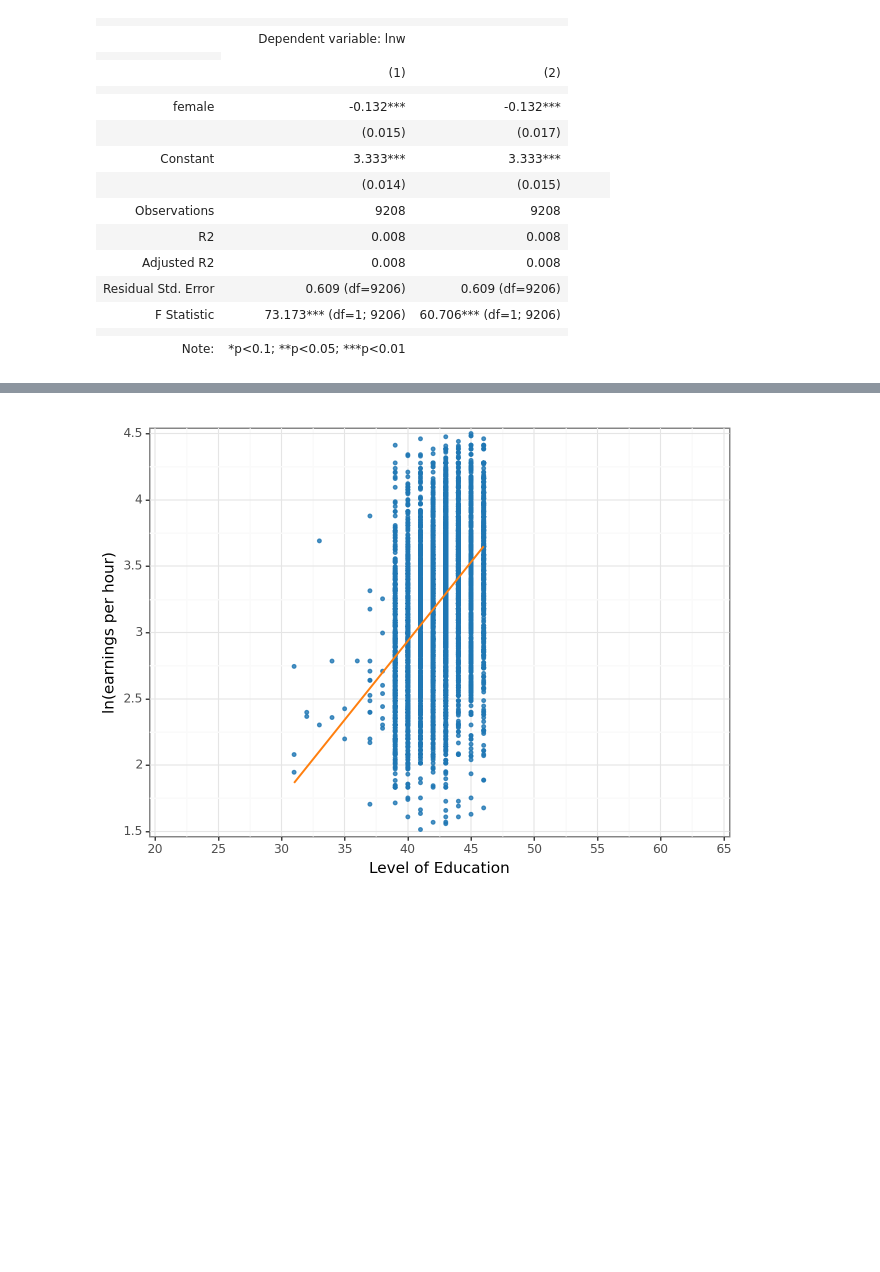
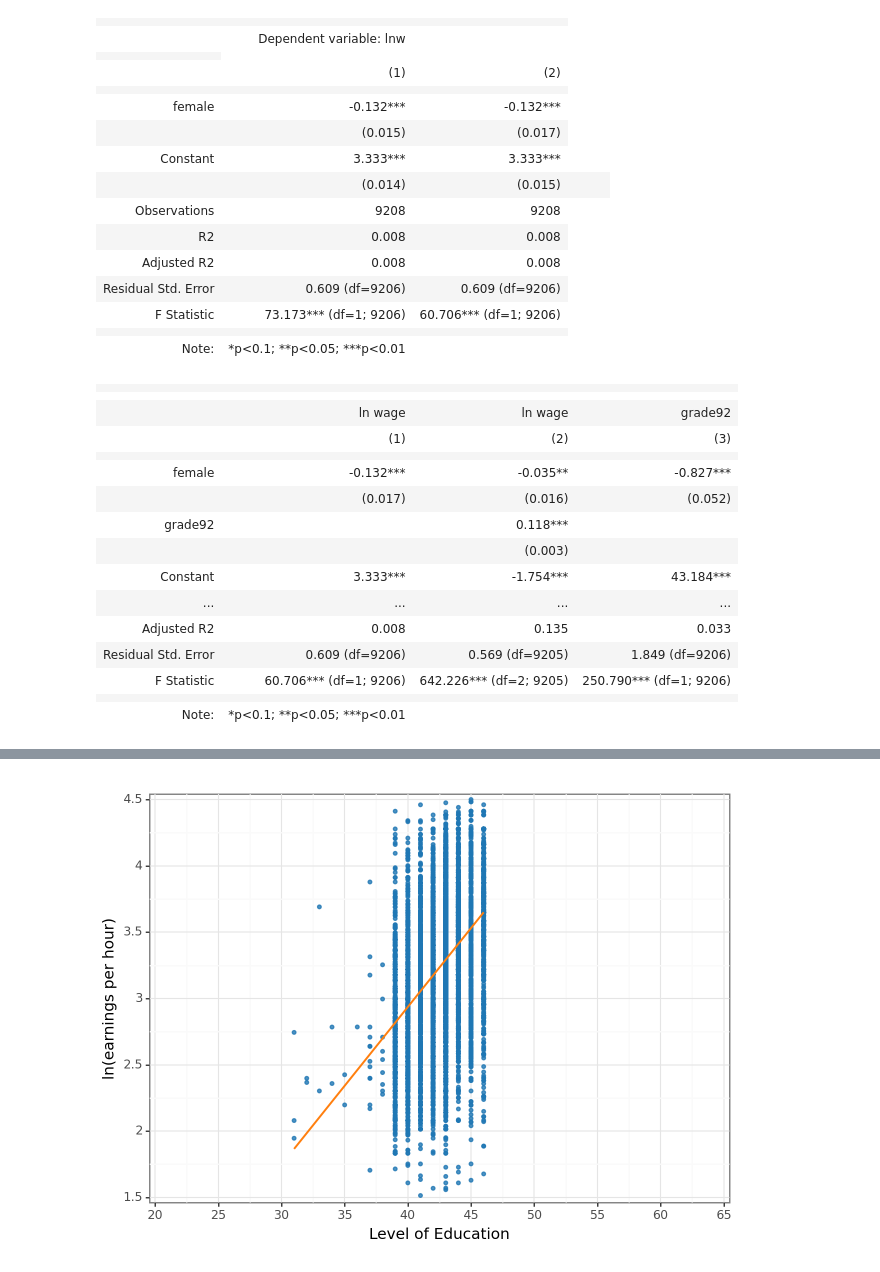
Before and after one commit to Iandrewburg/DA-2-ASSIGNMENT-1, a Jupyter notebook: DA_2_HW_1.ipynb, the cells around one changed output, grey strips where cells are left out. Cells and saved outputs as stored; diff of their text form; code cells hidden in the pictures; blank space fills up the shorter version.

```diff
--- a/DA_2_HW_1.ipynb
+++ b/DA_2_HW_1.ipynb
@@ -312,3 +312,31 @@ stargazer
 | F Statistic | 73.173*** (df=1; 9206) | 60.706*** (df=1; 9206) |
 |  |  |  |
 | Note: | *p<0.1; **p<0.05; ***p<0.01 |  |
+# %%
+# use robust std
+reg3 = smf.ols(formula="lnw~female", data=xc).fit(cov_type="HC1")
+reg4 = smf.ols(formula="lnw~female+grade92", data=xc).fit(cov_type="HC1")
+reg5 = smf.ols(formula="grade92~female", data=xc).fit(cov_type="HC1")
+# %%
+stargazer = Stargazer([reg3, reg4, reg5])
+stargazer.custom_columns(["ln wage", "ln wage", "grade92"], [1, 1, 1])
+stargazer.covariate_order(["female", "grade92", "Intercept"])
+stargazer.rename_covariates({"Intercept": "Constant"})
+stargazer
+# %% [output]
+|  |  |  |  |
+|  |
+|  | ln wage | ln wage | grade92 |
+|  | (1) | (2) | (3) |
+|  |  |  |  |
+| female | -0.132*** | -0.035** | -0.827*** |
+|  | (0.017) | (0.016) | (0.052) |
+| grade92 |  | 0.118*** |  |
+|  |  | (0.003) |  |
+| Constant | 3.333*** | -1.754*** | 43.184*** |
+| ... | ... | ... | ... |
+| Adjusted R2 | 0.008 | 0.135 | 0.033 |
+| Residual Std. Error | 0.609 (df=9206) | 0.569 (df=9205) | 1.849 (df=9206) |
+| F Statistic | 60.706*** (df=1; 9206) | 642.226*** (df=2; 9205) | 250.790*** (df=1; 9206) |
+|  |  |  |  |
+| Note: | *p<0.1; **p<0.05; ***p<0.01 |  |  |
```
Also changed, not shown: parts of 17 cells of this notebook.
